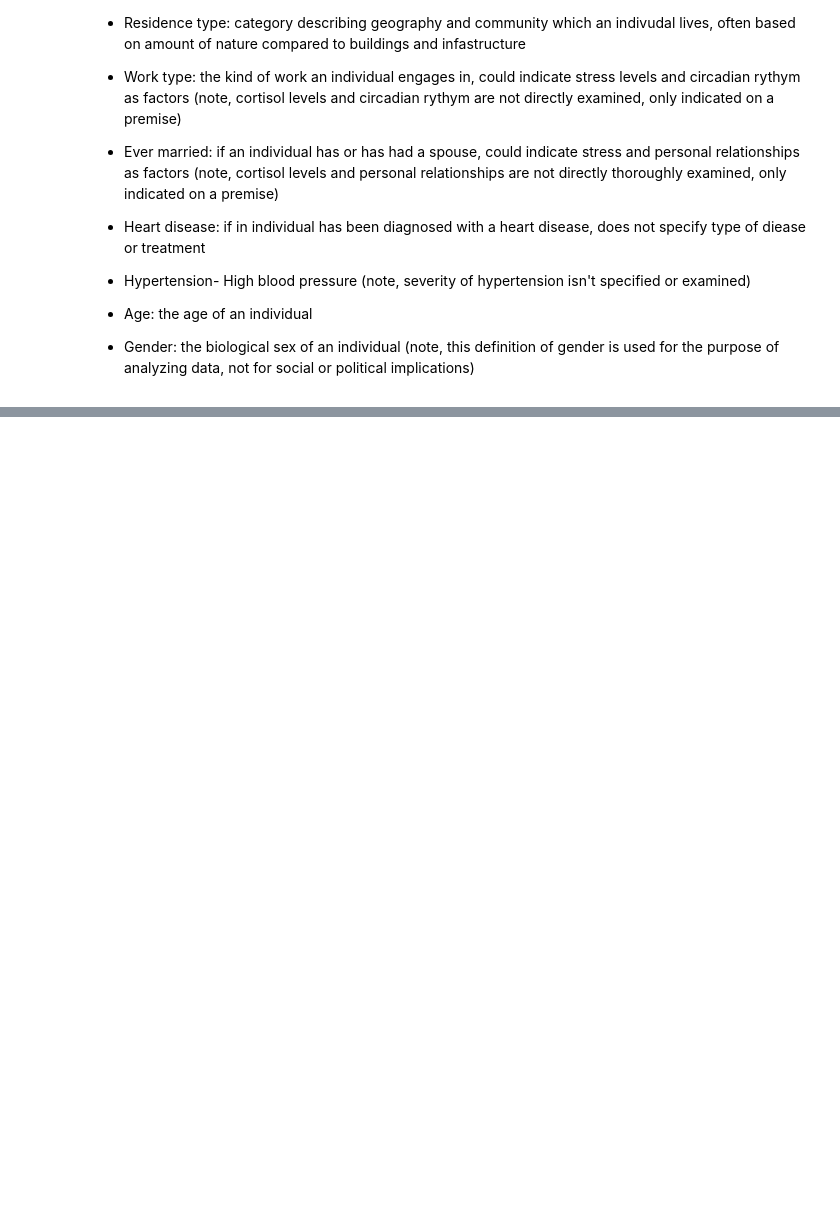
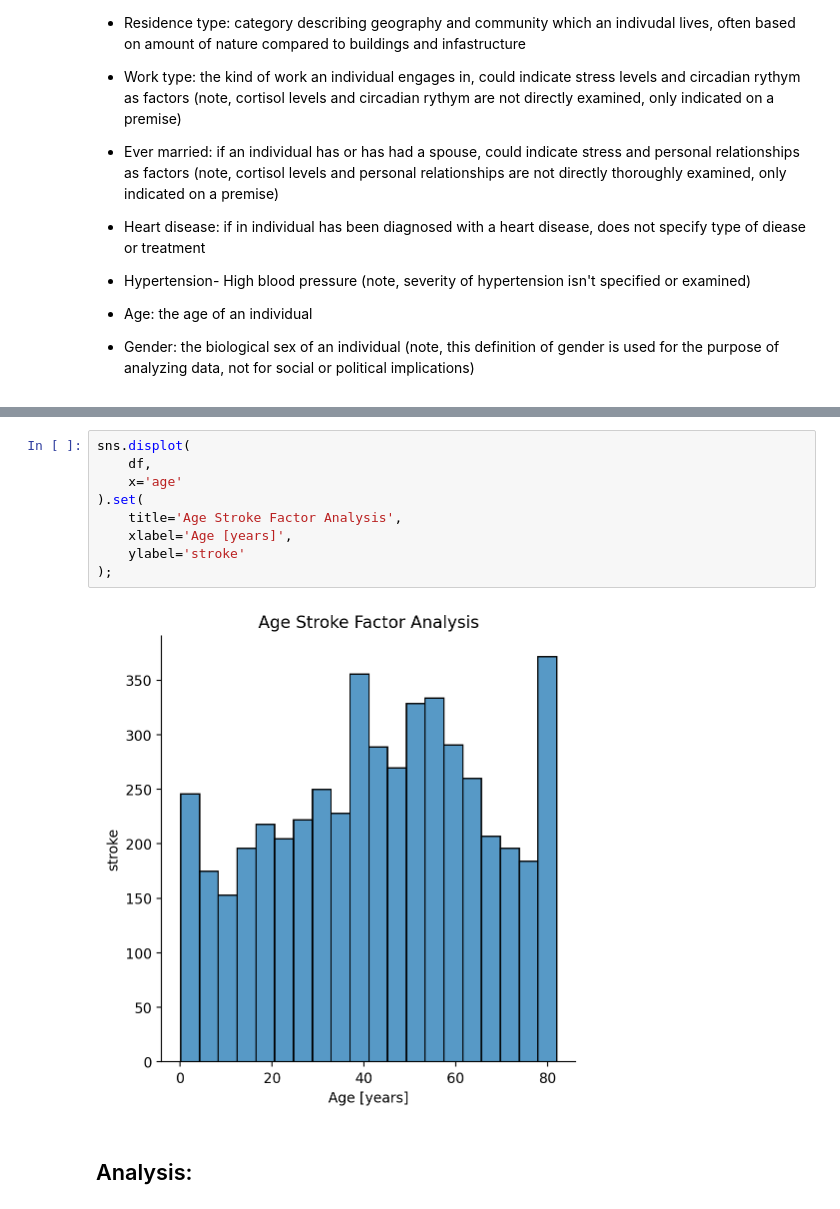
Before and after one commit to juliannachavez/PUBH1142, a Jupyter notebook: Stroke_Analysis.ipynb, the cells around one changed output, grey strips where cells are left out. Cells and saved outputs as stored; diff of their text form; blank space fills up the shorter version.

```diff
--- a/Stroke_Analysis.ipynb
+++ b/Stroke_Analysis.ipynb
@@ -36,0 +223,13 @@ df = pd.read_csv('https://raw.githubusercontent.com/juanklopper/TutorialData/mai
+# %%
+sns.displot(
+    df,
+    x='age'
+).set(
+    title='Age Stroke Factor Analysis',
+    xlabel='Age [years]',
+    ylabel='stroke'
+);
+# %% [output]
+[figure, added]
+# %% [markdown]
+## Analysis:
```
Also changed, not shown: parts of 70 cells of this notebook.
